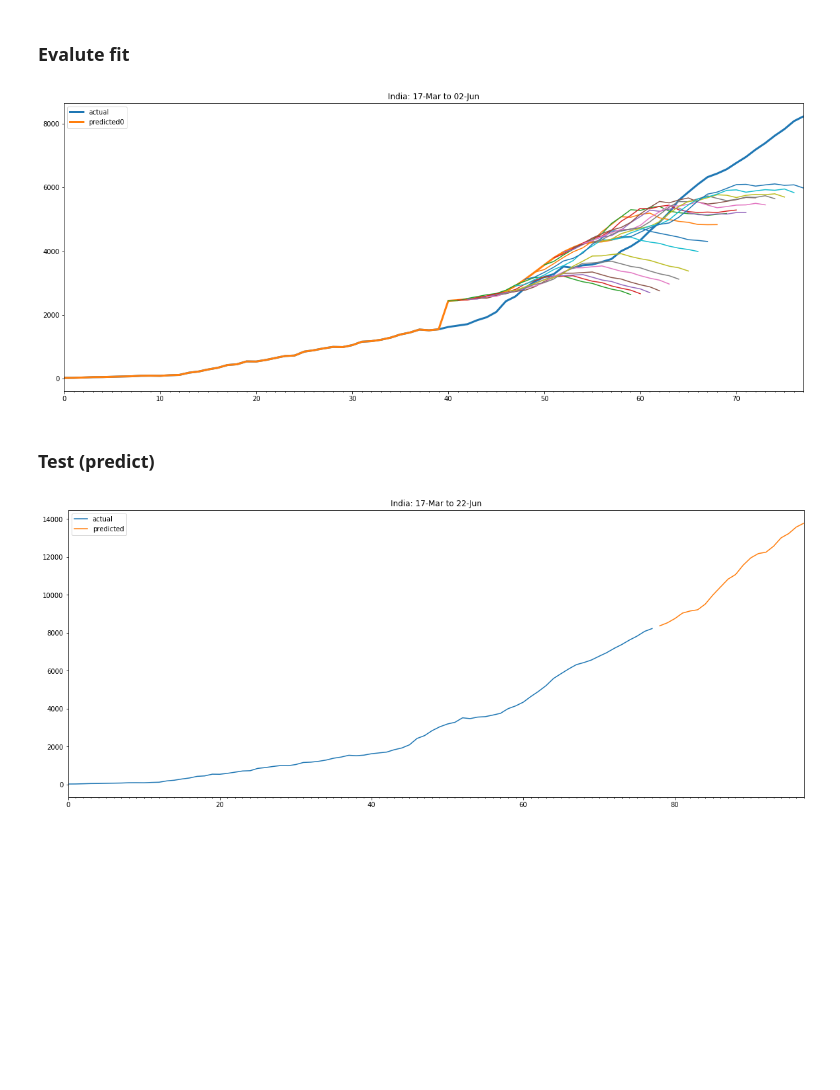
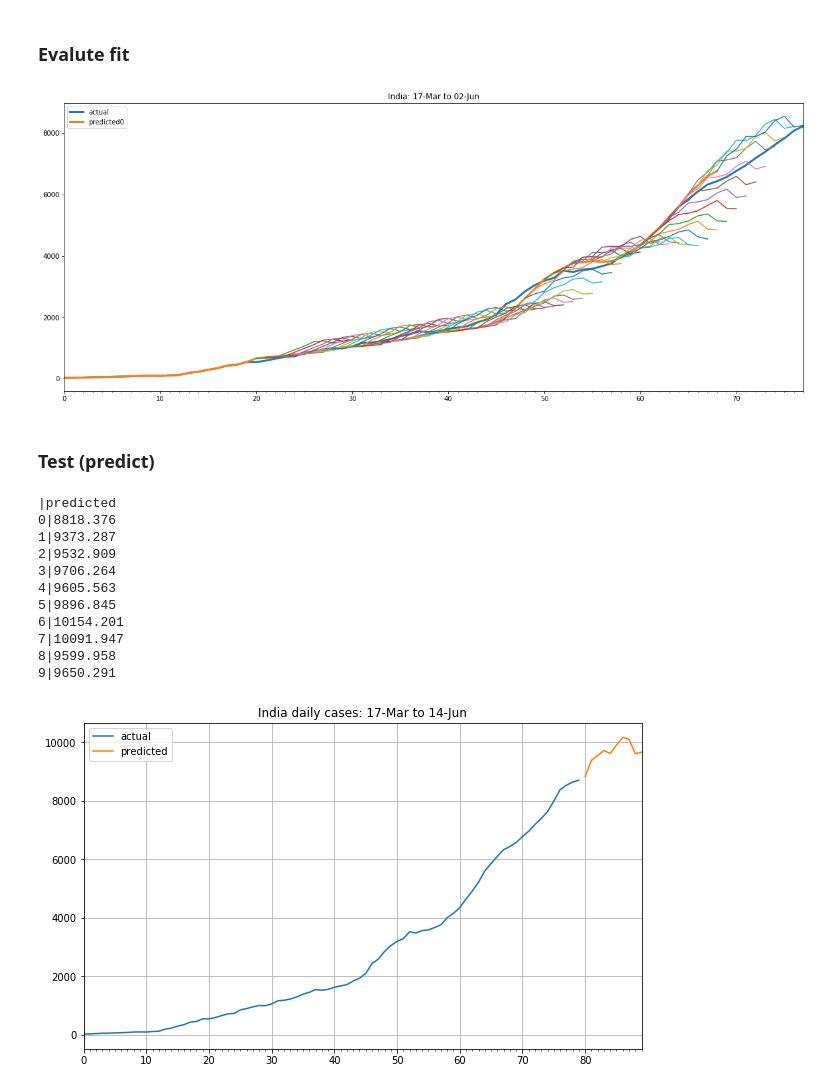
Before and after one commit to VICS-CORE/stats, a Jupyter notebook: 11_YudistirNet.ipynb, the cells around one changed output. Saved outputs shown, nothing was run; the diff lists cells and outputs as text; code cells hidden in the pictures; blank space fills up the shorter version.

```diff
--- a/11_YudistirNet.ipynb
+++ b/11_YudistirNet.ipynb
@@ -109,11 +111,11 @@ def load_checkpoint(path="", device="cpu"):
 ### Config
 # %%
 # config
-IP_SEQ_LEN = 40
-OP_SEQ_LEN = 20
+IP_SEQ_LEN = 20
+OP_SEQ_LEN = 10
 VAL_RATIO = 0.3
 
-HIDDEN_SIZE = 20
+HIDDEN_SIZE = 10
 NUM_LAYERS = 4
 LEARNING_RATE = 0.001
 NUM_EPOCHS = 3001
@@ -261,7 +263,8 @@ END: [ 2020-06-04 00:21:41.333840 ]
 # %% [markdown]
 ### Load saved model for evaluation
 # %%
-_, md, _, trn_loss_vals, val_loss_vals, _ = load_checkpoint(MODELS_DIR + "/IP40_OP20_H20_L4_E800_LR001.pt", device=device)
+e, md, _, trn_loss_vals, val_loss_vals, _ = load_checkpoint(MODELS_DIR + "/IP20_OP10_H10_L4_E2001_LR001.pt", device=device)
+print(e)
 model.load_state_dict(md)
 model.eval()
 # %% [output]
@@ -342,35 +346,49 @@ for pred in all_preds:
     cmp_df.plot(y='predicted_cases', ax=ax, legend=False)
     i+=1
 # %% [output]
-[figure, old version]
+[figure, new version]
 # %% [markdown]
 ### Test (predict)
 # %%
 c = "India"
 pop_fct = df.loc[df.location==c, 'population'].iloc[0] / 1000
 test_data = np.array(df.loc[(df.location==c) & (df.total_cases>=100), 'new_cases'].rolling(7, center=True, min_periods=1).mean() / pop_fct, dtype=np.float32)
 
 ip = torch.tensor(
     test_data[-IP_SEQ_LEN:],
     dtype=torch.float32
 )
 ip = ip.to(device)
 pred = model.predict(ip.view(IP_SEQ_LEN, 1, 1))
 orig_df = pd.DataFrame({
     'actual': test_data * pop_fct
 })
 fut_df = pd.DataFrame({
     'predicted': pred.cpu().numpy() * pop_fct
 })
+print(fut_df.to_csv(sep='|'))
+# fut_df['predicted'] = fut_df['predicted'].rolling(3, min_periods=1, center=True).mean()
 orig_df = orig_df.append(fut_df, ignore_index=True, sort=False)
 
 start_date = df.loc[(df.location==c) & (df.total_cases>=100)]['date'].iloc[0]
 end_date = start_date + dt.timedelta(days=orig_df.index[-1])
 ax = orig_df.plot(
-    title=c + ': ' + start_date.strftime("%d-%b") + ' to ' + end_date.strftime("%d-%b"),
-    figsize=(20,8)
+    title=c + ' daily cases: ' + start_date.strftime("%d-%b") + ' to ' + end_date.strftime("%d-%b"),
+    figsize=(10,6),
+    grid=True
 )
 mn_l = MultipleLocator(base=1)
 ax.xaxis.set_minor_locator(mn_l)
 # %% [output]
+|predicted
+0|8818.376
+1|9373.287
+2|9532.909
+3|9706.264
+4|9605.563
+5|9896.845
+6|10154.201
+7|10091.947
+8|9599.958
+9|9650.291
-[figure, old version]
+[figure, new version]
```
Also changed, not shown: parts of 4 cells of this notebook, 4 other files.
